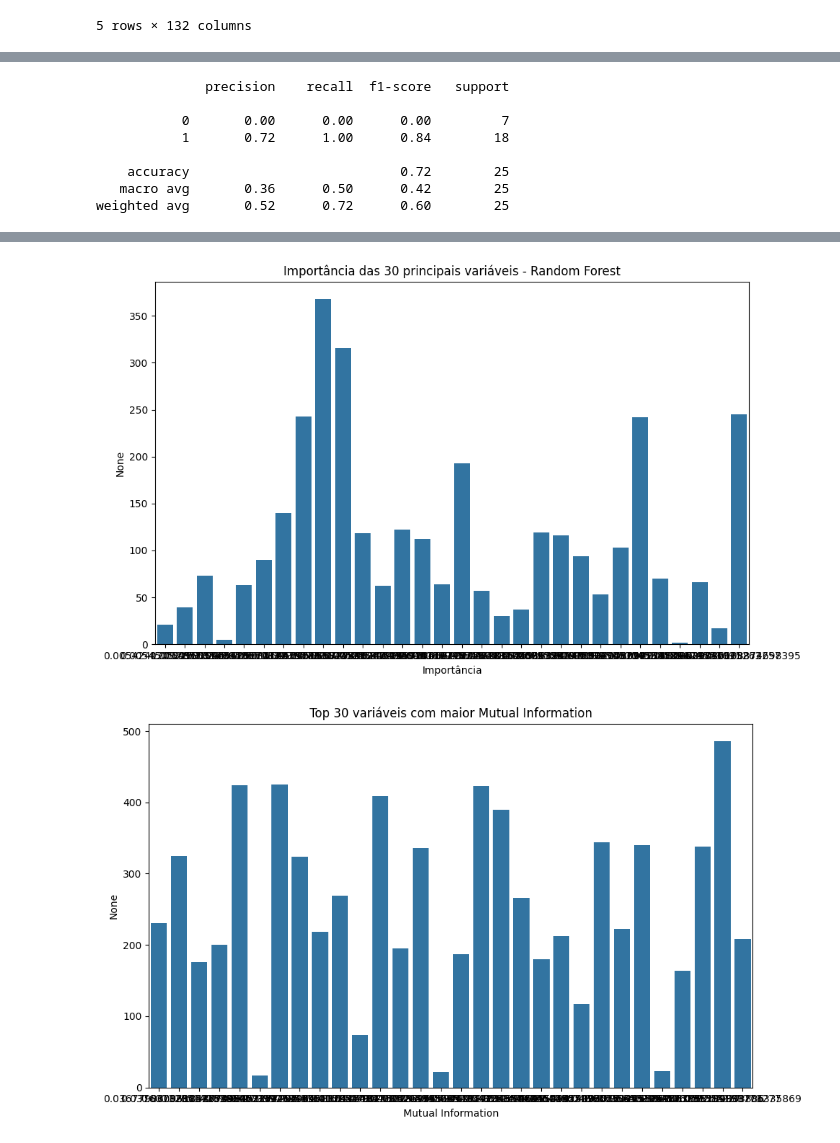
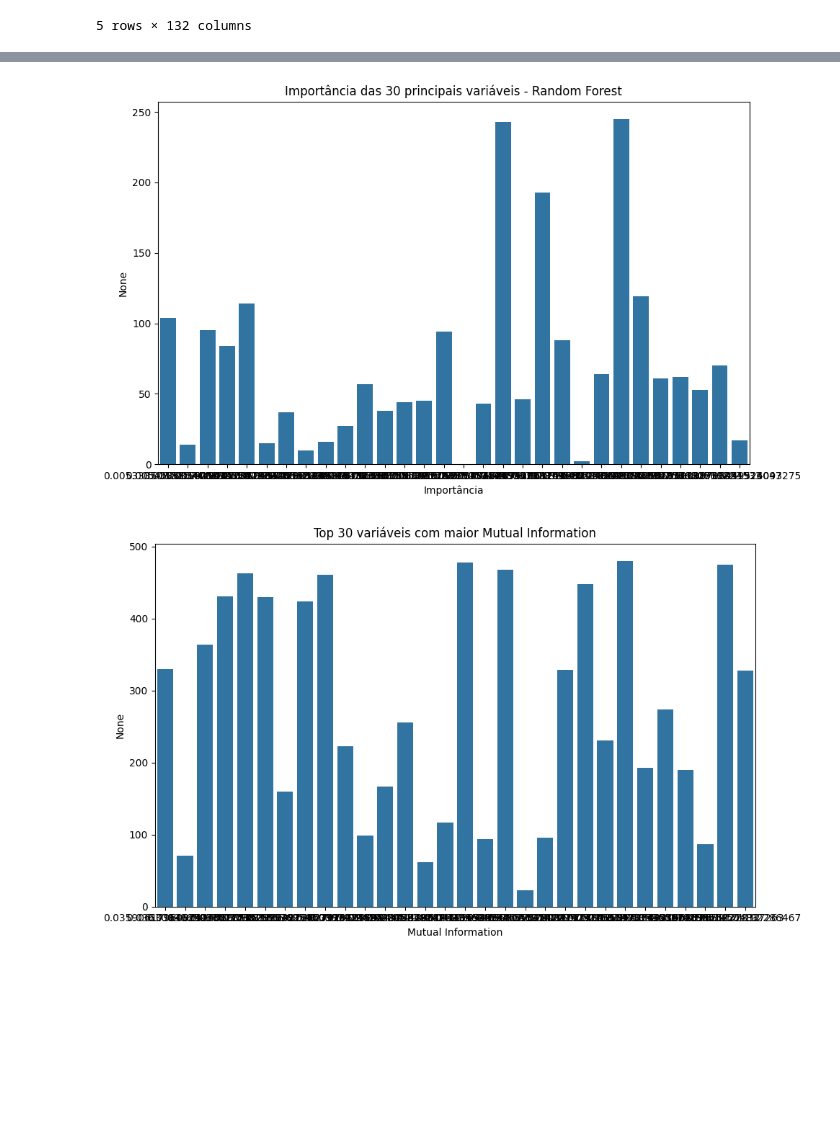
Before and after one commit to oziieljuniior/Out, a Jupyter notebook: python_project/Aleatoriedade/cake2.ipynb, the cells around one changed output, grey strips where cells are left out. Drawn from its saved outputs; the diff is of its cells as text; code cells hidden in the pictures; blank space fills up the shorter version.

Commit message:
Adição de ISSUES em Vetores.py Revisão de modelos: * Regressão Logística * Random Forest

```diff
--- a/python_project/Aleatoriedade/cake2.ipynb
+++ b/python_project/Aleatoriedade/cake2.ipynb
@@ -342,7 +342,7 @@ for i in range(0, 720):
         mi_series = pd.Series(mi, index=X.columns).sort_values(ascending=False)
 
         # Etapa 3: Importância via Random Forest
-        rf = RandomForestClassifier(n_estimators=100, random_state=42)
+        rf = RandomForestClassifier(n_estimators=200, max_depth=10, class_weight='balanced', random_state=42)
         rf.fit(X, y)
         importances = pd.Series(rf.feature_importances_, index=X.columns).sort_values(ascending=False)
 
@@ -430,7 +430,7 @@ for i in range(0, 720):
         print(classification_report(y_test, y_pred_lr))
 
         # 4. Modelo não linear (Random Forest)
-        rf = RandomForestClassifier(n_estimators=200, max_depth=10, random_state=42)
+        rf = RandomForestClassifier(n_estimators=200, max_depth=10, class_weight='balanced', random_state=42)
         rf.fit(X_train, y_train)
         y_pred_rf = rf.predict(X_test)
 
@@ -474,8 +481,0 @@ Modelo Não Linear - Random Forest
-              precision    recall  f1-score   support
-
-           0       0.00      0.00      0.00         7
-           1       0.72      1.00      0.84        18
-
-    accuracy                           0.72        25
-   macro avg       0.36      0.50      0.42        25
-weighted avg       0.52      0.72      0.60        25
@@ -548,2 +548,2 @@ weighted avg       0.44      0.66      0.52        97
-[figure, old version]
+[figure, new version]
-[figure, old version]
+[figure, new version]
```
Also changed, not shown: parts of 2 cells of this notebook, 2 other files.
